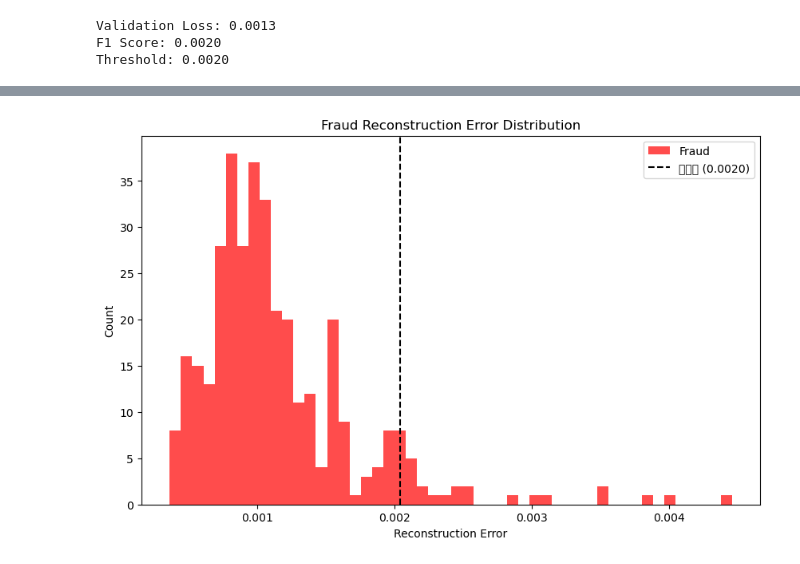
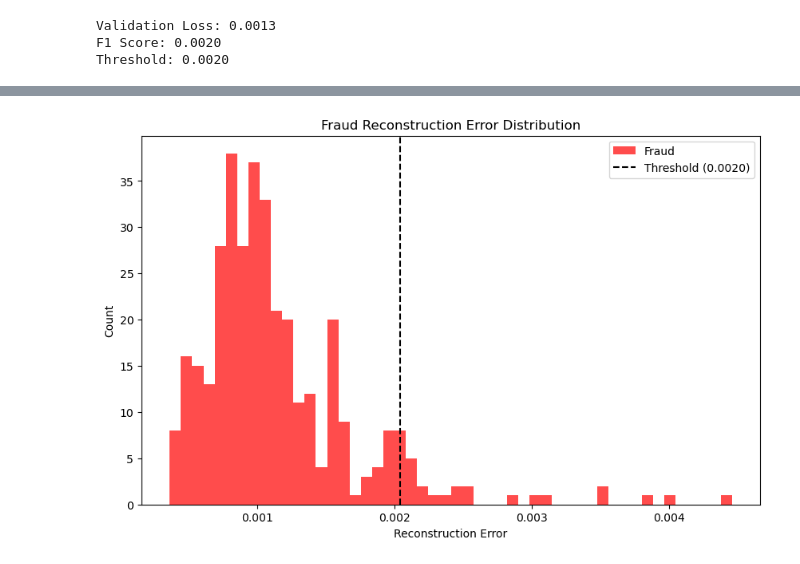
Before and after one commit to JsHyun0/24-2_DS_Project_2, a Jupyter notebook: AE_ver4Test.ipynb, the cells around one changed output, grey strips where cells are left out. Saved outputs shown, nothing was run; the diff lists cells and outputs as text; code cells hidden in the pictures.

```diff
--- a/AE_ver4Test.ipynb
+++ b/AE_ver4Test.ipynb
@@ -288,18 +302,18 @@ plt.show()
 # %%
 # Fraud 데이터에 대한 재구성 오차 분포만 시각화
 plt.figure(figsize=(10, 6))
 
 # Fraud 데이터만 필터링
 fraud_errors = reconstruction_errors_np[true_labels_np == 1]
 
 # 히스토그램 그리기
 plt.hist(fraud_errors, bins=50, color='red', alpha=0.7, label='Fraud')
-plt.axvline(x=threshold, color='black', linestyle='--', label=f'임계값 ({threshold:.4f})')
+plt.axvline(x=threshold, color='black', linestyle='--', label=f'Threshold ({threshold:.4f})')
 
 plt.title('Fraud Reconstruction Error Distribution')
 plt.xlabel('Reconstruction Error')
 plt.ylabel('Count')
 plt.legend()
 plt.show()
 # %% [output]
-[figure, old version]
+[figure, new version]
```
Also changed, not shown: parts of 1 cell of this notebook, 3 other files.
